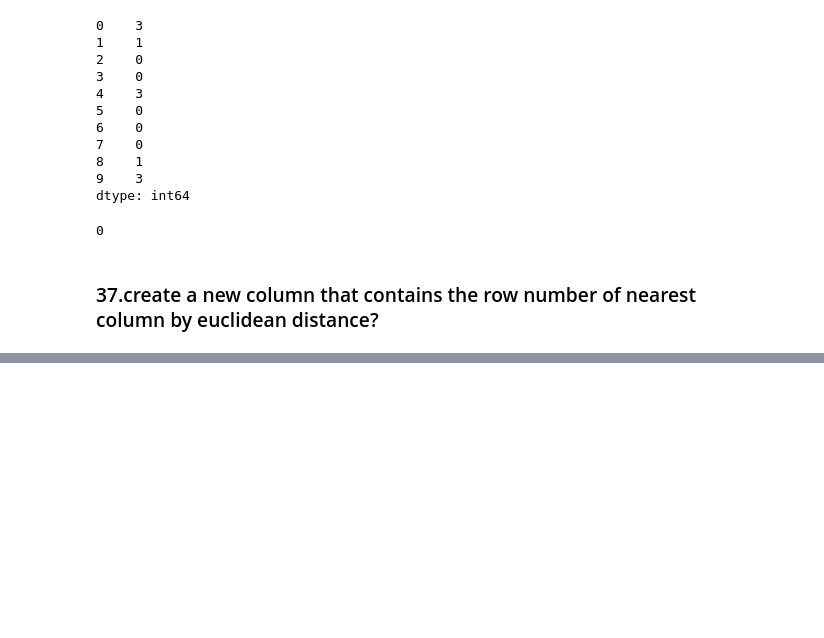
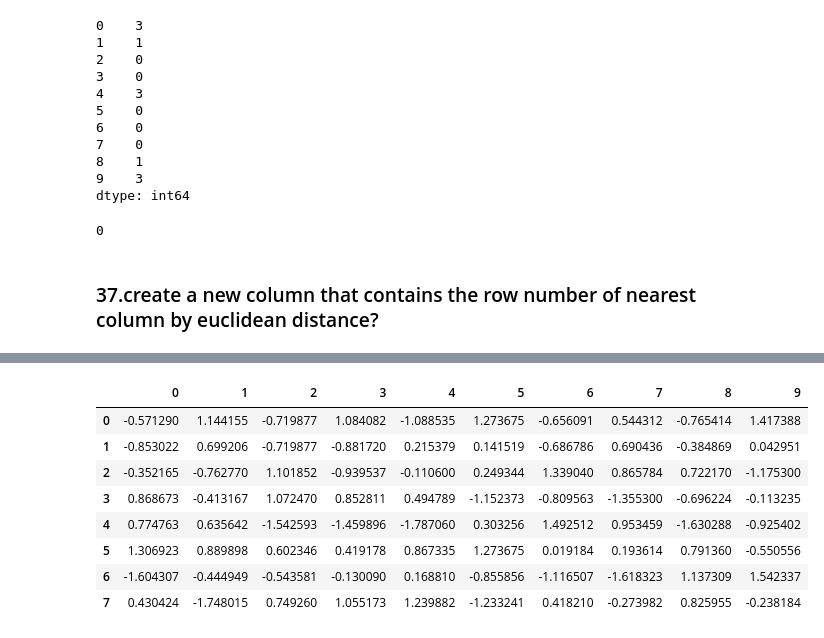
Before and after one commit to edging1218/CodingExercise, a Jupyter notebook: pandas_exercise.ipynb, the cells around one changed output, grey strips where cells are left out. Saved outputs shown, nothing was run; the diff lists cells and outputs as text; code cells hidden in the pictures; blank space fills up the shorter version.

```diff
--- a/pandas_exercise.ipynb
+++ b/pandas_exercise.ipynb
@@ -988,0 +1084,13 @@ df.apply(np.argmax, axis=1).value_counts().index[0]
+# %%
+# By default, axis of df.mean is 0, along the row, get column mean
+(df - df.mean()) / df.std()
+# %% [output]
+|  | 0 | 1 | 2 | 3 | 4 | 5 | 6 | 7 | 8 | 9 |
+| 0 | -0.571290 | 1.144155 | -0.719877 | 1.084082 | -1.088535 | 1.273675 | -0.656091 | 0.544312 | -0.765414 | 1.417388 |
+| 1 | -0.853022 | 0.699206 | -0.719877 | -0.881720 | 0.215379 | 0.141519 | -0.686786 | 0.690436 | -0.384869 | 0.042951 |
+| 2 | -0.352165 | -0.762770 | 1.101852 | -0.939537 | -0.110600 | 0.249344 | 1.339040 | 0.865784 | 0.722170 | -1.175300 |
+| 3 | 0.868673 | -0.413167 | 1.072470 | 0.852811 | 0.494789 | -1.152373 | -0.809563 | -1.355300 | -0.696224 | -0.113235 |
+| 4 | 0.774763 | 0.635642 | -1.542593 | -1.459896 | -1.787060 | 0.303256 | 1.492512 | 0.953459 | -1.630288 | -0.925402 |
+| 5 | 1.306923 | 0.889898 | 0.602346 | 0.419178 | 0.867335 | 1.273675 | 0.019184 | 0.193614 | 0.791360 | -0.550556 |
+| 6 | -1.604307 | -0.444949 | -0.543581 | -0.130090 | 0.168810 | -0.855856 | -1.116507 | -1.618323 | 1.137309 | 1.542337 |
+| 7 | 0.430424 | -1.748015 | 0.749260 | 1.055173 | 1.239882 | -1.233241 | 0.418210 | -0.273982 | 0.825955 | -0.238184 |
```
Also changed, not shown: parts of 45 cells of this notebook, 1 other file.
